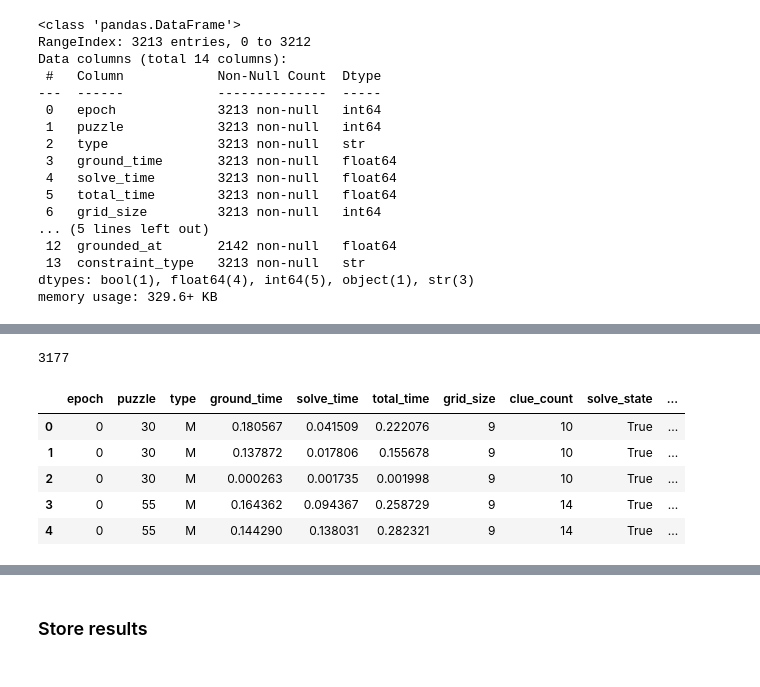
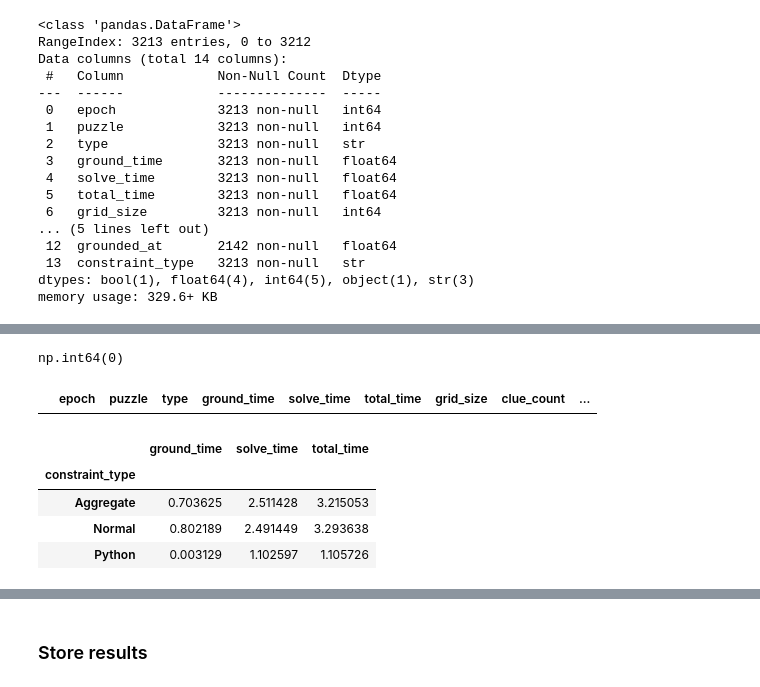
Before and after one commit to jurgendevries-ou-student/murdoku-solve, a Jupyter notebook: extraction/run/experiment.ipynb, the cells around one changed output, grey strips where cells are left out. Drawn from its saved outputs; the diff is of its cells as text; code cells hidden in the pictures.

```diff
--- a/extraction/run/experiment.ipynb
+++ b/extraction/run/experiment.ipynb
@@ -621,15 +621,19 @@ KeyboardInterrupt:
-# %%
-len(results)
-# %% [output]
-3177
-# %%
-# convert to pandas dataframe for further inspection
-df = pd.DataFrame(results)
-df.head()
-# %% [output]
-|  | epoch | puzzle | type | ground_time | solve_time | total_time | grid_size | clue_count | solve_state | ... |
-| 0 | 0 | 30 | M | 0.180567 | 0.041509 | 0.222076 | 9 | 10 | True | ... |
-| 1 | 0 | 30 | M | 0.137872 | 0.017806 | 0.155678 | 9 | 10 | True | ... |
-| 2 | 0 | 30 | M | 0.000263 | 0.001735 | 0.001998 | 9 | 10 | True | ... |
-| 3 | 0 | 55 | M | 0.164362 | 0.094367 | 0.258729 | 9 | 14 | True | ... |
-| 4 | 0 | 55 | M | 0.144290 | 0.138031 | 0.282321 | 9 | 14 | True | ... |
+# %%
+(~df['solve_state']).sum()
+# %% [output]
+np.int64(0)
+# %%
+# check for puzzles with multiple solutions
+multi_solutions = df[(df['num_solutions'] > 1) & (df['epoch'] == 0)]
+multi_solutions
+# %% [output]
+|  | epoch | puzzle | type | ground_time | solve_time | total_time | grid_size | clue_count | ... |
+# %%
+# get average times per method
+df.groupby('constraint_type')[['ground_time','solve_time','total_time']].mean()
+# %% [output]
+|  | ground_time | solve_time | total_time |
+| constraint_type |  |  |  |
+| Aggregate | 0.703625 | 2.511428 | 3.215053 |
+| Normal | 0.802189 | 2.491449 | 3.293638 |
+| Python | 0.003129 | 1.102597 | 1.105726 |
```
Also changed, not shown: parts of 25 cells of this notebook, 1 other file.
